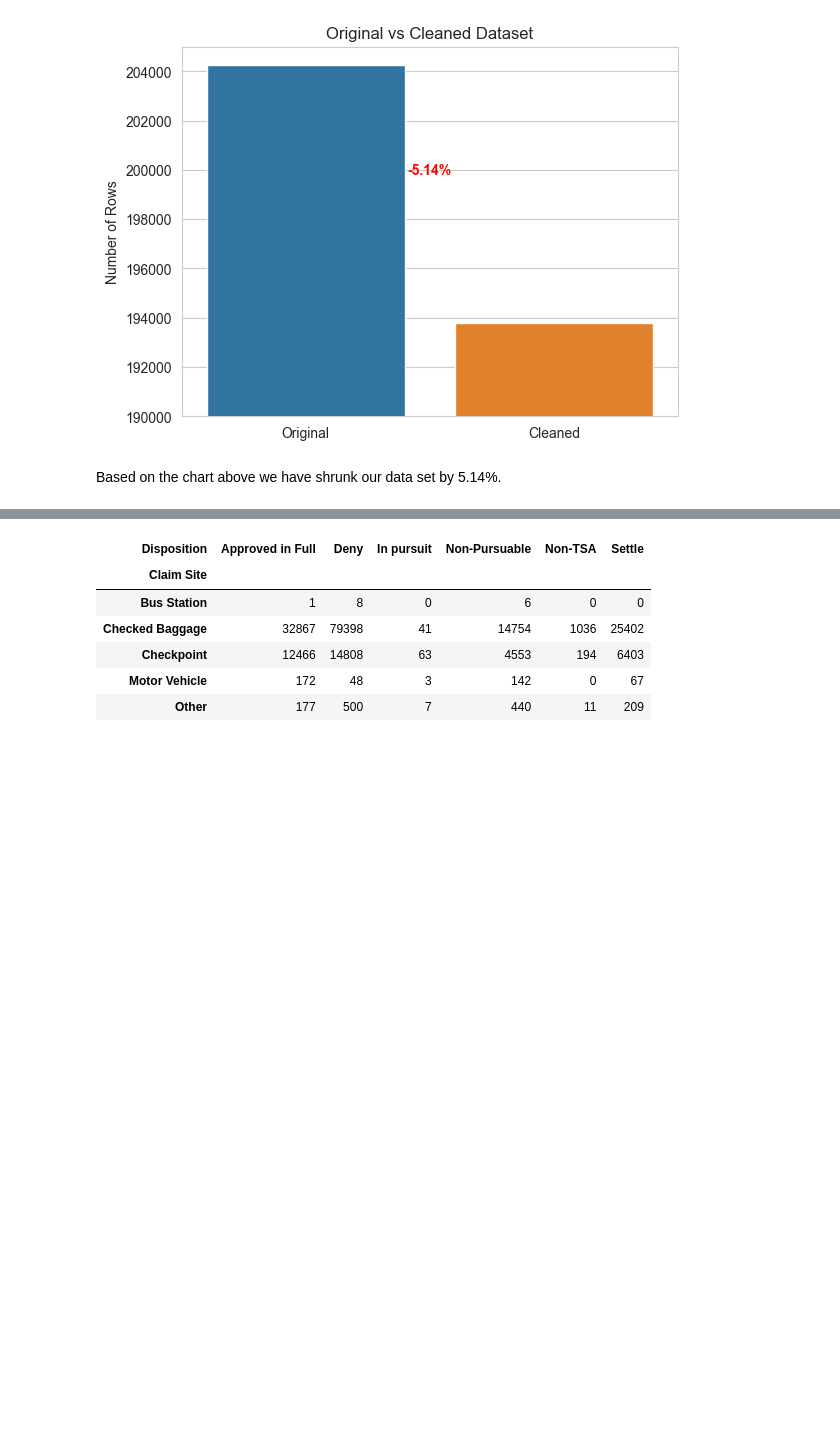
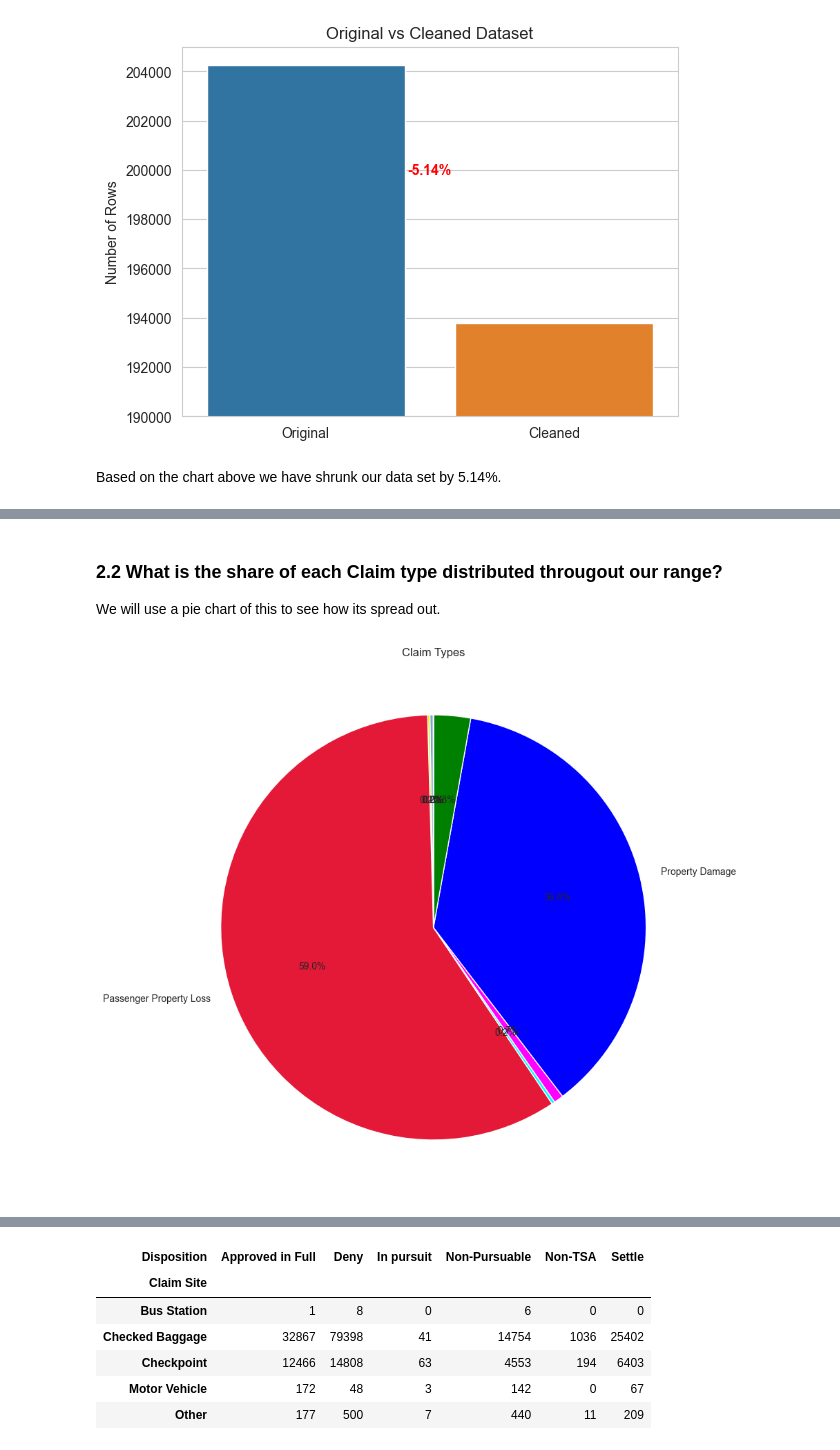
Before and after one commit to Jaomar92/capstone2, a Jupyter notebook: capstone2.ipynb, the cells around one changed output, grey strips where cells are left out. Cells and saved outputs as stored; diff of their text form; code cells hidden in the pictures; blank space fills up the shorter version.

```diff
--- a/capstone2.ipynb
+++ b/capstone2.ipynb
@@ -911,27 +664,0 @@ We can inference that approvals have been decreasing comparing the begining of t
-# %%
-
-# group the data by claim type and count the number of occurrences
-claim_type_count = df.groupby('Claim Site').size().reset_index(name='Count')
-
-# specify the labels and colors for the pie chart
-labels = claim_type_count['Claim Site']
-colors = ['red', 'green', 'blue', 'yellow', 'orange', 'purple']
-
-# specify the explode parameter (0 for all wedges except the second one)
-explode = (0.1,0.5,0.3,-0.2,0.2)
-
-
-# create the figure and axes
-fig, ax = plt.subplots(figsize=(8, 8))
-
-# create the pie chart (set labels to None)
-wedges, texts, autotexts = ax.pie(claim_type_count['Count'], labels=None, explode=explode, colors=colors, autopct='%1.1f%%', startangle=90)
-
-# add a legend to the chart
-ax.legend(wedges, labels, title='Claim Site', loc='center left', bbox_to_anchor=(1, 0.5))
-
-# add a title to the chart
-ax.set_title('2002-2015 Distribution of Claim Sites')
-
-# display the chart
-plt.show()
@@ -1010,0 +741,24 @@ plt.show()
+# %% [markdown]
+### 2.2 What is the share of each Claim type distributed througout our range?
+
+We will use a pie chart of this to see how its spread out.
+# %%
+claim_counts = df_grouped.groupby('Claim Type').sum()['Count'].to_dict()
+
+colors = ['#18453B', '#F9A51A', '#0072C6', '#71A6D2', '#F0E90A', '#E31937', '#00FFFF', '#FF00FF', '#0000FF', '#008000', '#FFA500']
+
+abels = list(claim_counts.keys())
+for i in range(len(labels)):
+    if labels[i] not in ['Passenger Property Loss', 'Property Damage']:
+        labels[i] = ''
+
+plt.figure(figsize=(10,10))
+plt.pie(claim_counts.values(), labels=labels, colors=colors, autopct='%1.1f%%', startangle=90)
+
+# Set the title of the chart
+
+# Set the title of the chart
+plt.title('Claim Types')
+plt.show()
+# %% [output]
+[figure, added]
```
Also changed, not shown: parts of 97 cells of this notebook, 11 other files.
